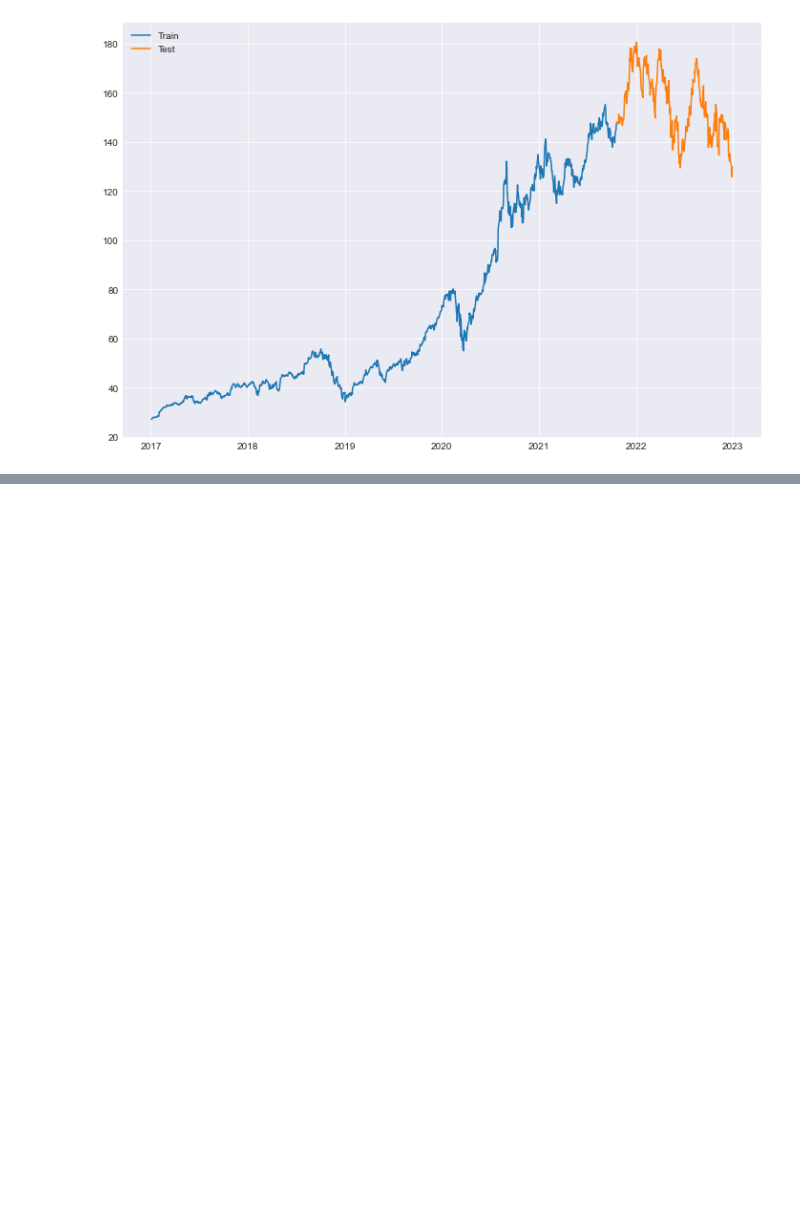
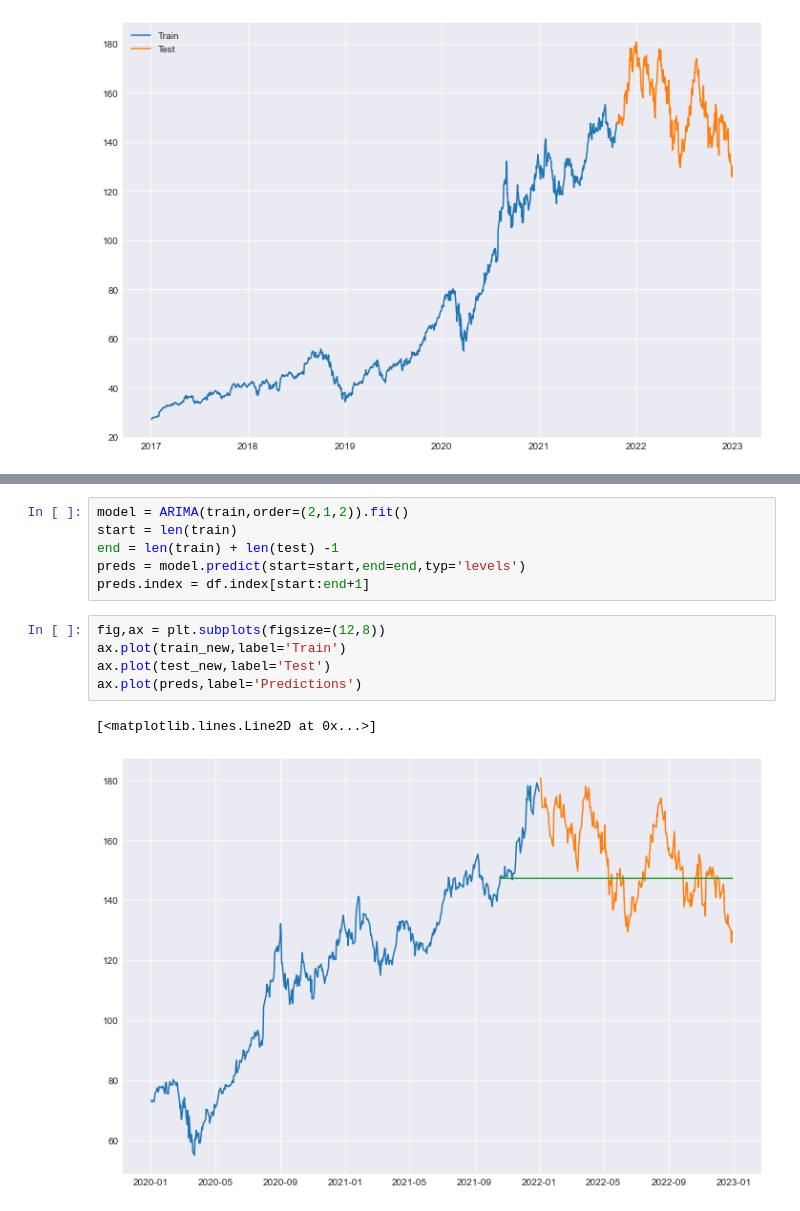
Before and after one commit to rahulakrish/portfolio_builder, a Jupyter notebook: notebook.ipynb, the cells around one changed output, grey strips where cells are left out. Saved outputs shown, nothing was run; the diff lists cells and outputs as text; blank space fills up the shorter version.

Commit message:
auto arima

```diff
--- a/notebook.ipynb
+++ b/notebook.ipynb
@@ -252,0 +287,14 @@ from pmdarima import autoarima
+# %%
+model = ARIMA(train,order=(2,1,2)).fit()
+start = len(train)
+end = len(train) + len(test) -1
+preds = model.predict(start=start,end=end,typ='levels')
+preds.index = df.index[start:end+1]
+# %%
+fig,ax = plt.subplots(figsize=(12,8))
+ax.plot(train_new,label='Train')
+ax.plot(test_new,label='Test')
+ax.plot(preds,label='Predictions')
+# %% [output]
+[<matplotlib.lines.Line2D at 0x...>]
+[figure, added]
```
Also changed, not shown: parts of 5 cells of this notebook.
